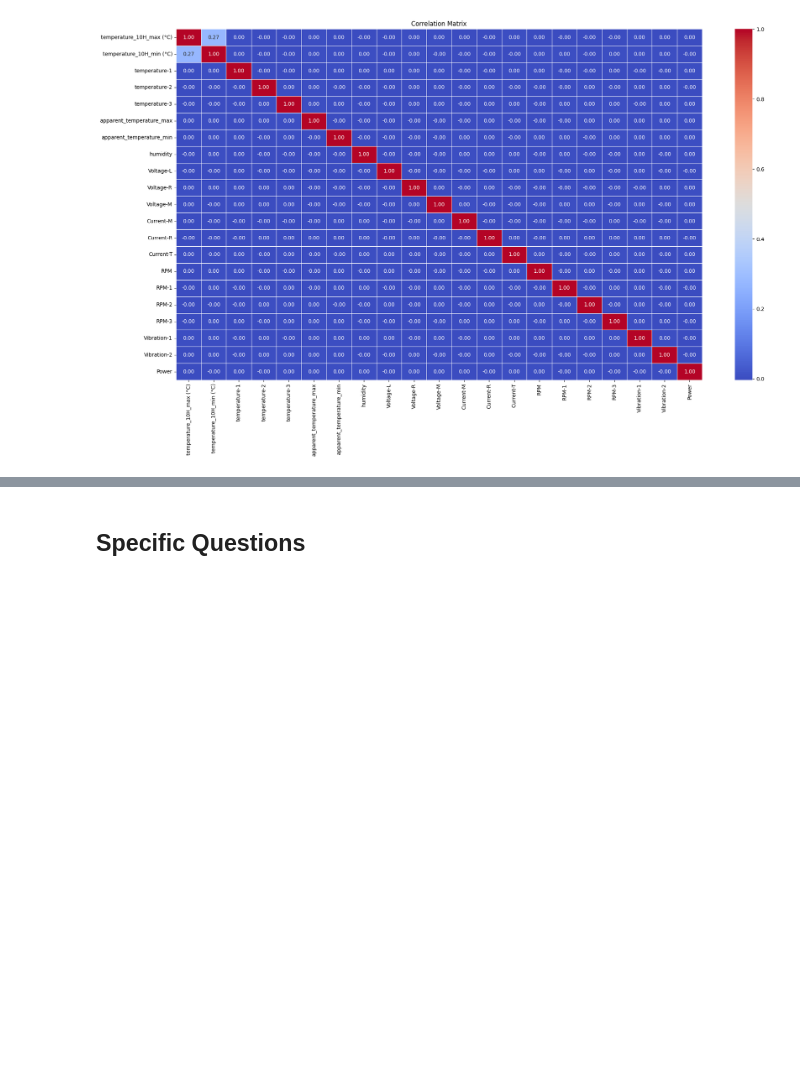
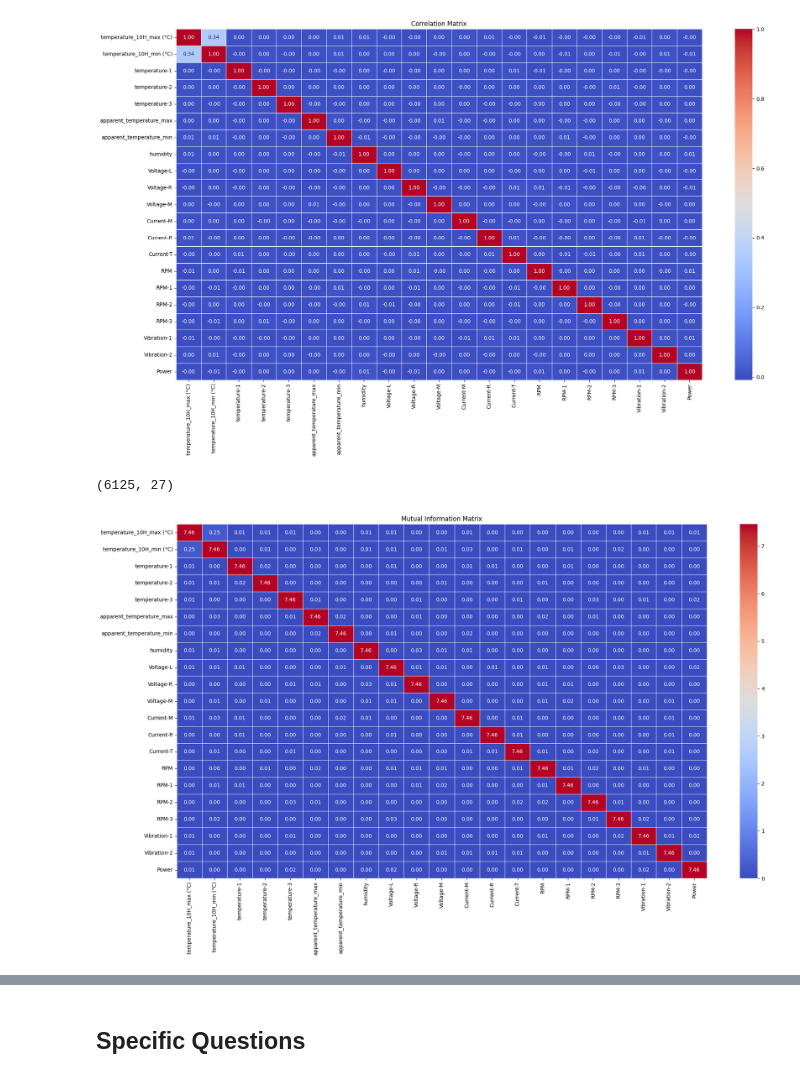
Before and after one commit to adli-arindra/Machine-Breakdown-Prediction, a Jupyter notebook: eda.ipynb, the cells around one changed output, grey strips where cells are left out. Cells and saved outputs as stored; diff of their text form; code cells hidden in the pictures; blank space fills up the shorter version.

```diff
--- a/eda.ipynb
+++ b/eda.ipynb
@@ -161,0 +199,20 @@ plt.show()
+# %%
+def skewed_transform(df) :
+    numeric_columns : list[str] = df.select_dtypes(include="number").columns
+    skewness = df[numeric_columns].skew()
+    transformed_data = {}
+    for col in numeric_columns:
+        if skewness[col] < -0.5:
+            max_val = df[col].max()
+            reflected = max_val - df[col]
+            transformed_data[col] = np.log1p(reflected)
+        elif skewness[col] > 0.5:
+            transformed_data[col] = np.log1p(df[col])
+        else:
+            transformed_data[col] = df[col]
+    transformed_df = pd.DataFrame(transformed_data)
+    return transformed_df
+# %%
+transformed_df = skewed_transform(train_df)
+transformed_skewness = transformed_df.skew()
+print(transformed_skewness)
@@ -162,3 +281,5 @@ plt.show()
+# %%
+train_df[numeric_columns] = transformed_df
 # %%
 corr_matrix = train_df[numeric_columns].corr()
 
@@ -170,3 +291,31 @@ plt.tight_layout()
 plt.show()
 # %% [output]
 [figure]
+# %%
+sample = train_df.drop(columns=['Breakdown Category'])
+sampe = sample.dropna(inplace=True)
+# %%
+sample.shape
+# %% [output]
+(6125, 27)
+# %%
+mutual_info_matrix = pd.DataFrame(
+    [
+        [
+            mutual_info_regression(sample[[col1]], sample[col2])[0]
+            for col2 in numeric_columns
+        ]
+        for col1 in numeric_columns
+    ],
+    columns=numeric_columns,
+    index=numeric_columns
+)
+
+# Plot the heatmap
+plt.figure(figsize=(20, 12))
+sns.heatmap(mutual_info_matrix, annot=True, cmap='coolwarm', fmt='.2f', linewidths=0.5)
+plt.title('Mutual Information Matrix')
+plt.tight_layout()
+plt.show()
+# %% [output]
+[figure, added]
```
Also changed, not shown: parts of 22 cells of this notebook.
